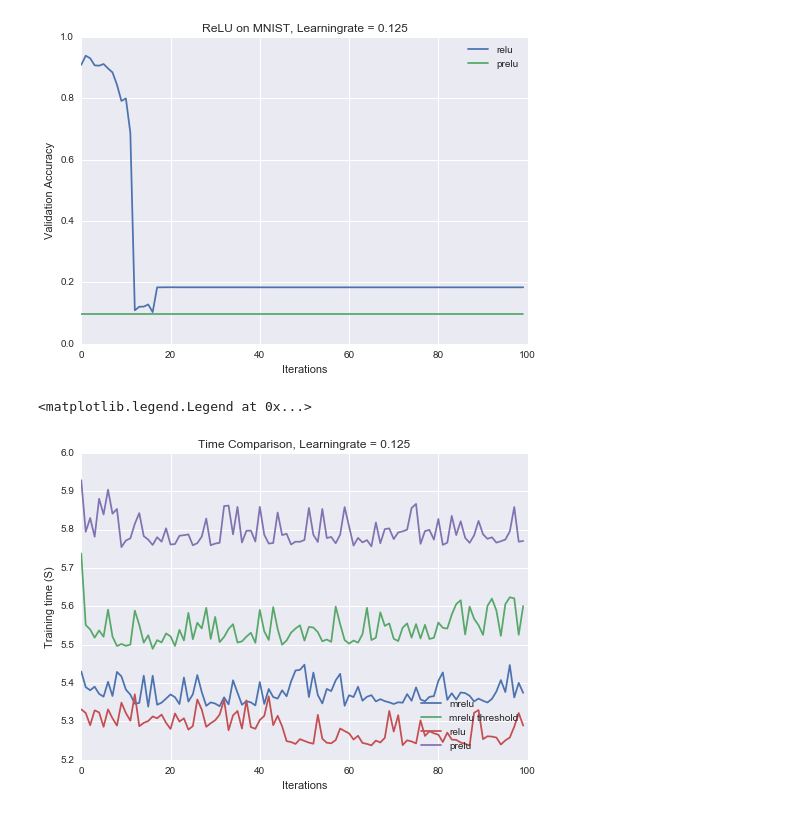
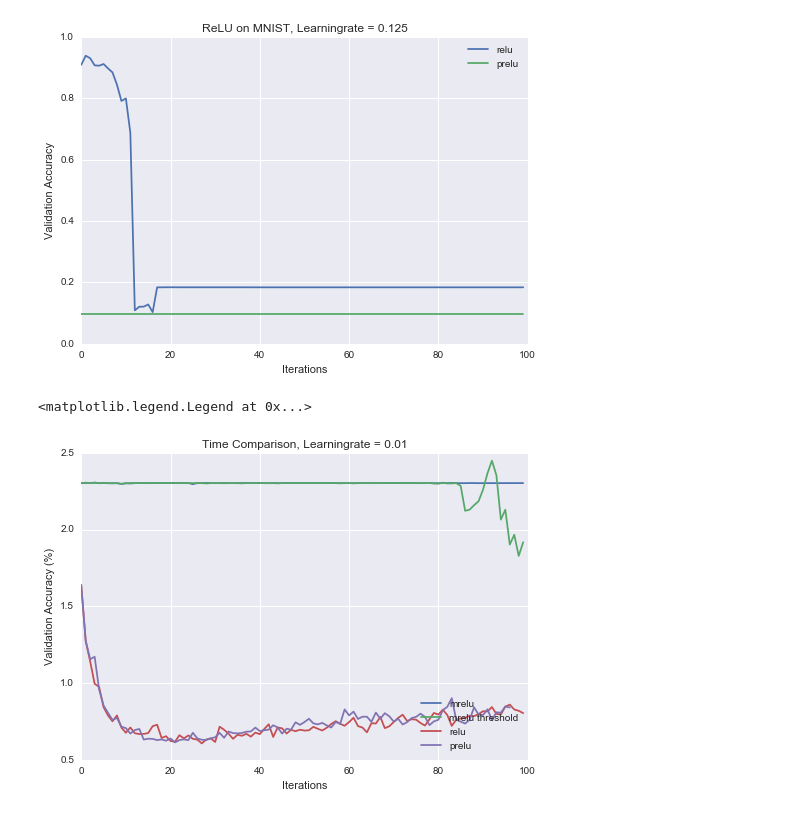
Before and after one commit to claymcleod/pap-experiment, a Jupyter notebook: results/visualize.ipynb, the cells around one changed output. Saved outputs shown, nothing was run; the diff lists cells and outputs as text; code cells hidden in the pictures.

```diff
--- a/results/visualize.ipynb
+++ b/results/visualize.ipynb
@@ -7,11 +7,12 @@ import seaborn as sns
 import matplotlib.pyplot as plt
 sns.set_style("darkgrid")
 # %%
-dataset = 'mnist'
-learning_rates = ['0.125', '0.15', '0.2', '0.3', '0.5']
+dataset = 'cifar10/deepcnet'
+learning_rates = ['0.01']
 dfs = {}
 for learning_rate in learning_rates:
     files = glob.glob('{}/{}/*.csv'.format(dataset, learning_rate))
+    print("Found {} files...".format(len(files)))
     for f in files:
         bn = os.path.basename(f)
         df = pandas.read_csv(f)
@@ -68,18 +58,18 @@ plt.legend(handles=[relu, prelu], loc=1)
 <matplotlib.legend.Legend at 0x...>
 [figure]
 # %%
-lr = '0.125'
-looking_at = 'time'
-looking_at_axis = 'Training time (S)'
+lr = '0.01'
+looking_at = 'val_loss'
+looking_at_axis = 'Validation Accuracy (%)'
 
 plt.title('Time Comparison, Learningrate = {}'.format(lr))
 plt.xlabel('Iterations')
 plt.ylabel(looking_at_axis)
 mrelu, = plt.plot(dfs['mrelu-{}'.format(lr)].head(100)[looking_at], label='mrelu')
 mrelut, = plt.plot(dfs['mrelut-{}'.format(lr)].head(100)[looking_at], label='mrelu threshold')
 relu, = plt.plot(dfs['relu-{}'.format(lr)].head(100)[looking_at], label='relu')
 prelu, = plt.plot(dfs['prelu-{}'.format(lr)].head(100)[looking_at], label='prelu')
 plt.legend(handles=[mrelu, mrelut, relu, prelu], loc=4)
 # %% [output]
 <matplotlib.legend.Legend at 0x...>
-[figure, old version]
+[figure, new version]
```
Also changed, not shown: parts of 2 cells of this notebook, 6 other files.
